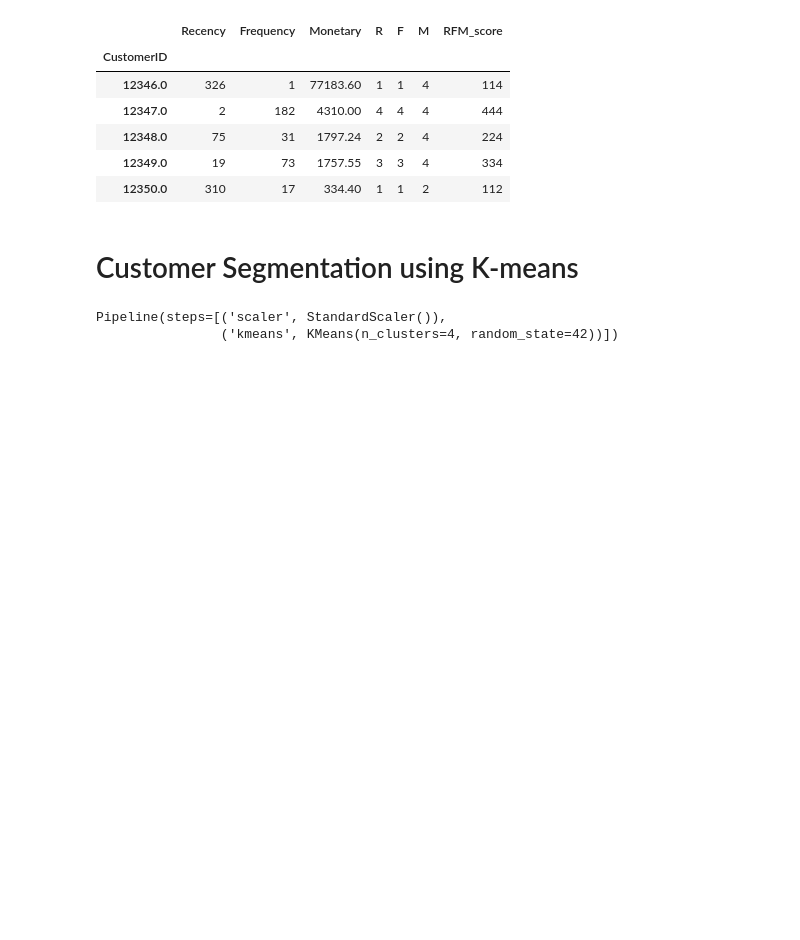
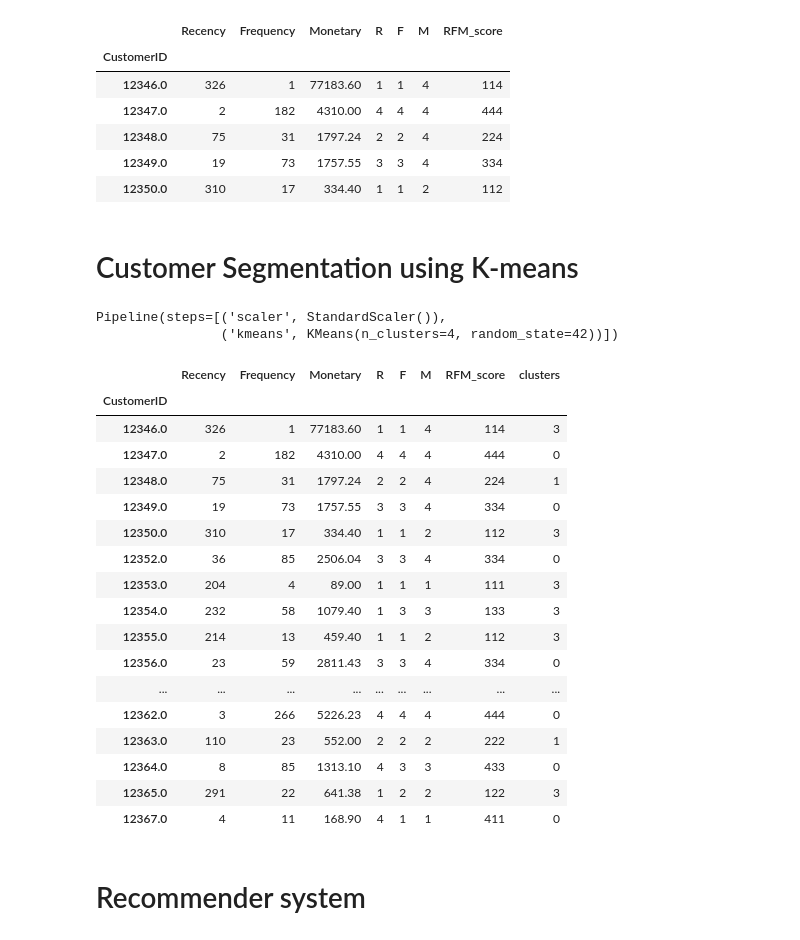
Before and after one commit to varuchi09/IntelliShop, a Jupyter notebook: dataset.ipynb, the cells around one changed output. Drawn from its saved outputs; the diff is of its cells as text; code cells hidden in the pictures; blank space fills up the shorter version.

Commit message:
Recommender system building phase

```diff
--- a/dataset.ipynb
+++ b/dataset.ipynb
@@ -274,3 +273,24 @@ Pipeline(steps=[('scaler', StandardScaler()),
                 ('kmeans', KMeans(n_clusters=4, random_state=42))])
 # %%
 rfm['clusters'] = pipeline.predict(x)
+# %%
+rfm.head(20)
+# %% [output]
+|  | Recency | Frequency | Monetary | R | F | M | RFM_score | clusters |
+| CustomerID |  |  |  |  |  |  |  |  |
+| 12346.0 | 326 | 1 | 77183.60 | 1 | 1 | 4 | 114 | 3 |
+| 12347.0 | 2 | 182 | 4310.00 | 4 | 4 | 4 | 444 | 0 |
+| 12348.0 | 75 | 31 | 1797.24 | 2 | 2 | 4 | 224 | 1 |
+| 12349.0 | 19 | 73 | 1757.55 | 3 | 3 | 4 | 334 | 0 |
+| 12350.0 | 310 | 17 | 334.40 | 1 | 1 | 2 | 112 | 3 |
+| 12352.0 | 36 | 85 | 2506.04 | 3 | 3 | 4 | 334 | 0 |
+| 12353.0 | 204 | 4 | 89.00 | 1 | 1 | 1 | 111 | 3 |
+| 12354.0 | 232 | 58 | 1079.40 | 1 | 3 | 3 | 133 | 3 |
+| 12355.0 | 214 | 13 | 459.40 | 1 | 1 | 2 | 112 | 3 |
+| 12356.0 | 23 | 59 | 2811.43 | 3 | 3 | 4 | 334 | 0 |
+| ... | ... | ... | ... | ... | ... | ... | ... | ... |
+| 12362.0 | 3 | 266 | 5226.23 | 4 | 4 | 4 | 444 | 0 |
+| 12363.0 | 110 | 23 | 552.00 | 2 | 2 | 2 | 222 | 1 |
+| 12364.0 | 8 | 85 | 1313.10 | 4 | 3 | 3 | 433 | 0 |
+| 12365.0 | 291 | 22 | 641.38 | 1 | 2 | 2 | 122 | 3 |
+| 12367.0 | 4 | 11 | 168.90 | 4 | 1 | 1 | 411 | 0 |
@@ -276,0 +300,2 @@ rfm['clusters'] = pipeline.predict(x)
+# %% [markdown]
+# Recommender system
```
Also changed, not shown: parts of 8 cells of this notebook.
